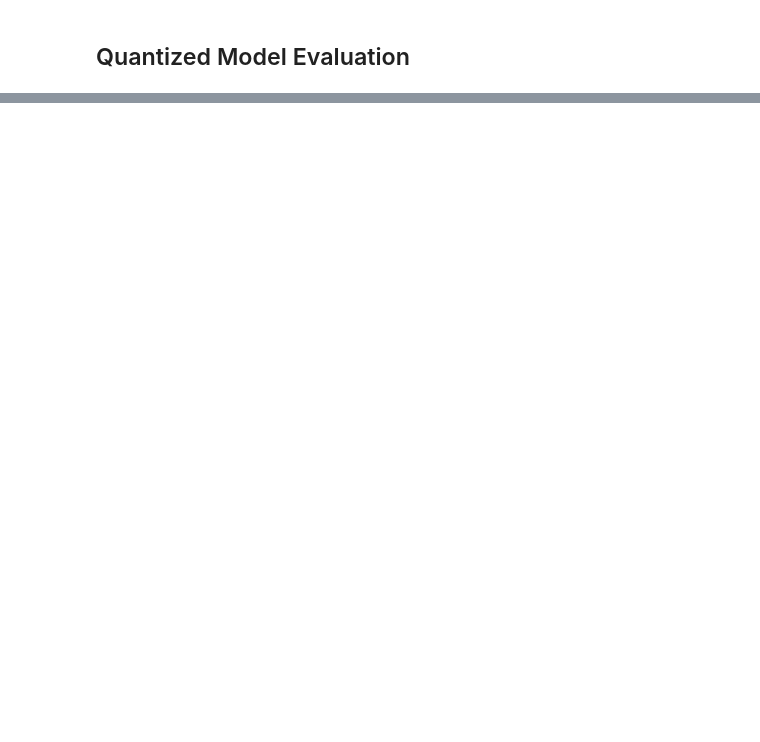
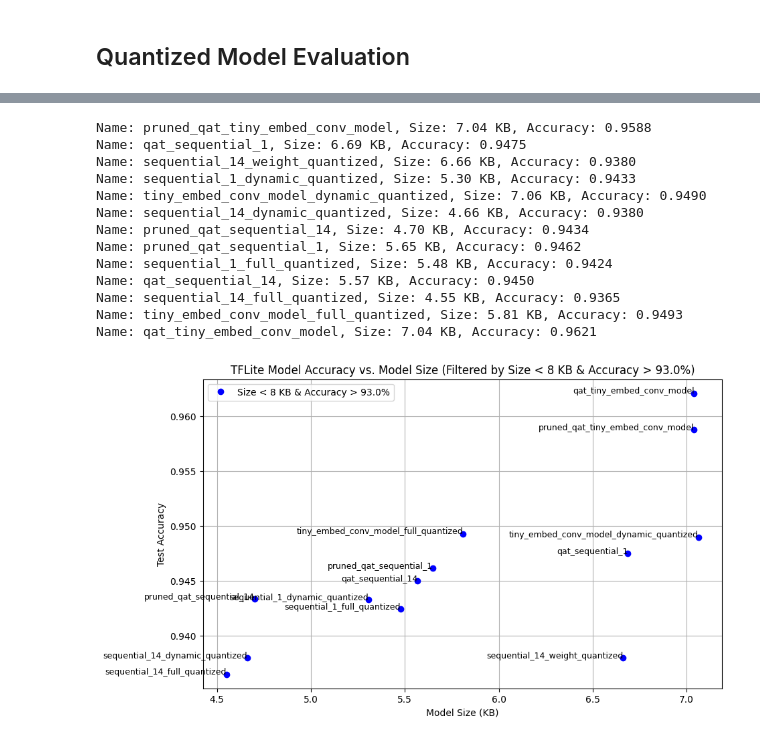
Before and after one commit to Gabinson200/ESPtinyML24, a Jupyter notebook: model_making/notebooks/audio_model_creation.ipynb, the cells around one changed output, grey strips where cells are left out. Drawn from its saved outputs; the diff is of its cells as text; code cells hidden in the pictures; blank space fills up the shorter version.

```diff
--- a/model_making/notebooks/audio_model_creation.ipynb
+++ b/model_making/notebooks/audio_model_creation.ipynb
@@ -633,9 +642,9 @@ root_directory = r"/projectnb/cs640grp/projects/tinyml" # for SCC
 new_models = train_or_evaluate_models(
     model_file_paths=loaded_model_file_paths,
     root_dir=root_directory,
-    train_ds=X_train_norm,
+    train_ds=train_spectrogram_ds,
     val_ds=val_spectrogram_ds,
-    test_ds=X_test_norm,
+    test_ds=test_spectrogram_ds,
     epochs=10,
     retrain=False  # Retrain the models
 )
@@ -1687,4 +1754,19 @@ def plot_filtered_model_size_vs_accuracy(model_sizes, accuracies, model_names, m
     plt.grid(True)
     plt.show()
 # %%
-plot_filtered_model_size_vs_accuracy(model_sizes, accuracies, model_names, max_size=15, min_accuracy=0.78)
+plot_filtered_model_size_vs_accuracy(model_sizes, accuracies, model_names, max_size=8, min_accuracy=0.93)
+# %% [output]
+Name: pruned_qat_tiny_embed_conv_model, Size: 7.04 KB, Accuracy: 0.9588
+Name: qat_sequential_1, Size: 6.69 KB, Accuracy: 0.9475
+Name: sequential_14_weight_quantized, Size: 6.66 KB, Accuracy: 0.9380
+Name: sequential_1_dynamic_quantized, Size: 5.30 KB, Accuracy: 0.9433
+Name: tiny_embed_conv_model_dynamic_quantized, Size: 7.06 KB, Accuracy: 0.9490
+Name: sequential_14_dynamic_quantized, Size: 4.66 KB, Accuracy: 0.9380
+Name: pruned_qat_sequential_14, Size: 4.70 KB, Accuracy: 0.9434
+Name: pruned_qat_sequential_1, Size: 5.65 KB, Accuracy: 0.9462
+Name: sequential_1_full_quantized, Size: 5.48 KB, Accuracy: 0.9424
+Name: qat_sequential_14, Size: 5.57 KB, Accuracy: 0.9450
+Name: sequential_14_full_quantized, Size: 4.55 KB, Accuracy: 0.9365
+Name: tiny_embed_conv_model_full_quantized, Size: 5.81 KB, Accuracy: 0.9493
+Name: qat_tiny_embed_conv_model, Size: 7.04 KB, Accuracy: 0.9621
+[figure, added]
```
Also changed, not shown: parts of 23 cells of this notebook.
